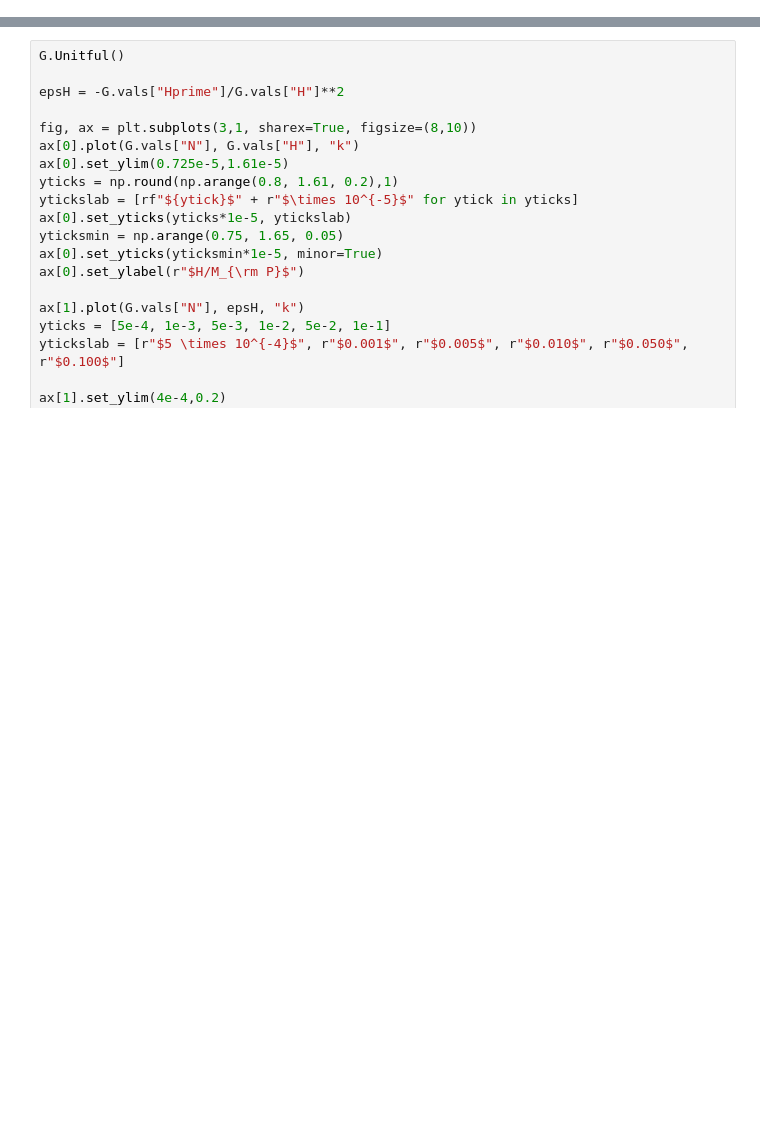
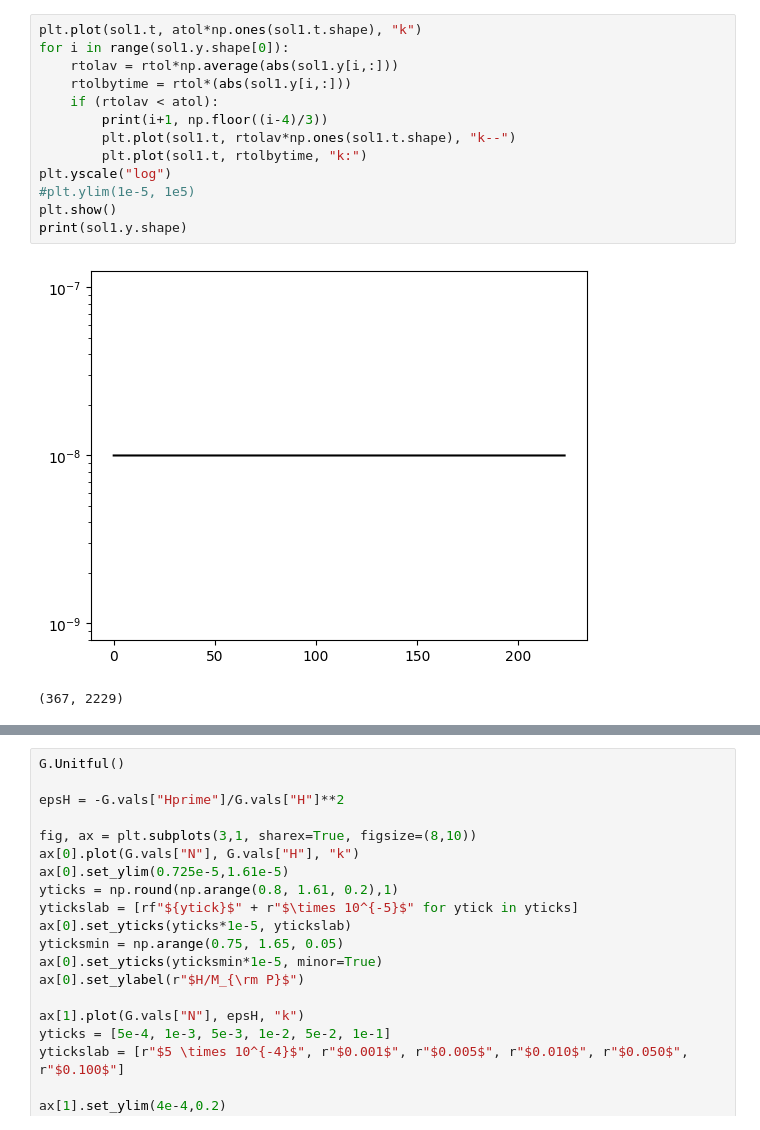
Before and after one commit to richard-von-eckardstein/GEFF, a Jupyter notebook: Testing.ipynb, the cells around one changed output, grey strips where cells are left out. Saved outputs shown, nothing was run; the diff lists cells and outputs as text; blank space fills up the shorter version.

```diff
--- a/Testing.ipynb
+++ b/Testing.ipynb
@@ -40,3 +45,19 @@ End of inflation at t=[222.7] or N=[67.24]
+# %%
+plt.plot(sol1.t, atol*np.ones(sol1.t.shape), "k")
+for i in range(sol1.y.shape[0]):
+    rtolav = rtol*np.average(abs(sol1.y[i,:]))
+    rtolbytime = rtol*(abs(sol1.y[i,:]))
+    if (rtolav < atol):
+        print(i+1, np.floor((i-4)/3))
+        plt.plot(sol1.t, rtolav*np.ones(sol1.t.shape), "k--")
+        plt.plot(sol1.t, rtolbytime, "k:")
+plt.yscale("log")
+#plt.ylim(1e-5, 1e5)
+plt.show()
+print(sol1.y.shape)
+# %% [output]
+[figure, added]
+(367, 2229)
 # %%
 keys = ["phi", "xi", "H", "dphi", "N"]
 Nend1 = GEFComp.EndOfInflation()
```
Also changed, not shown: parts of 3 cells of this notebook, 1 other file.
